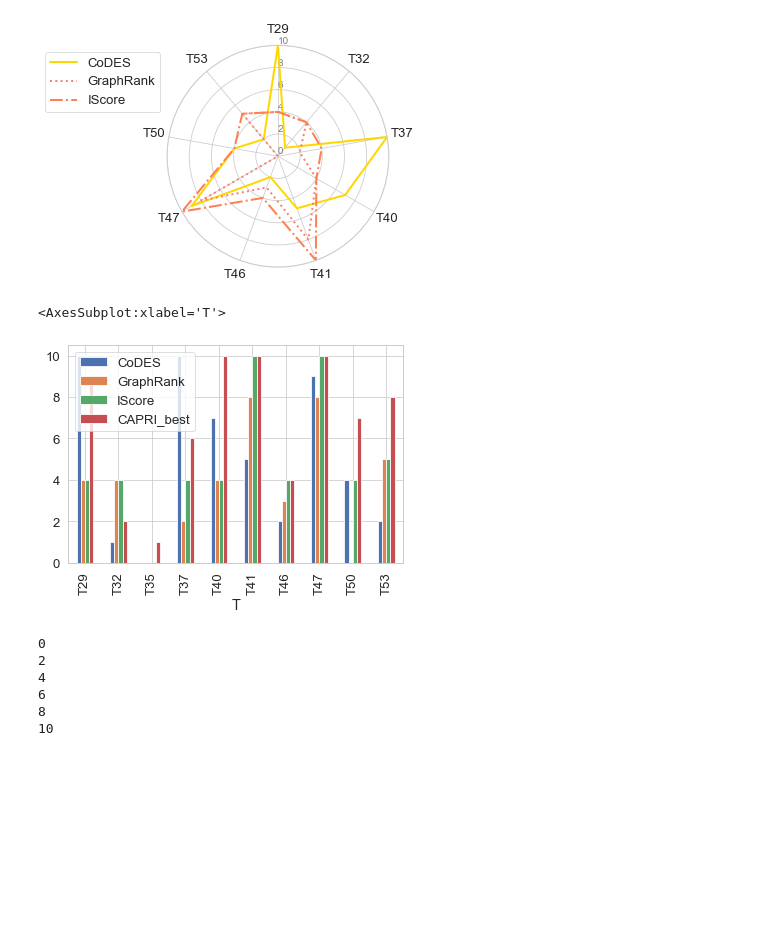
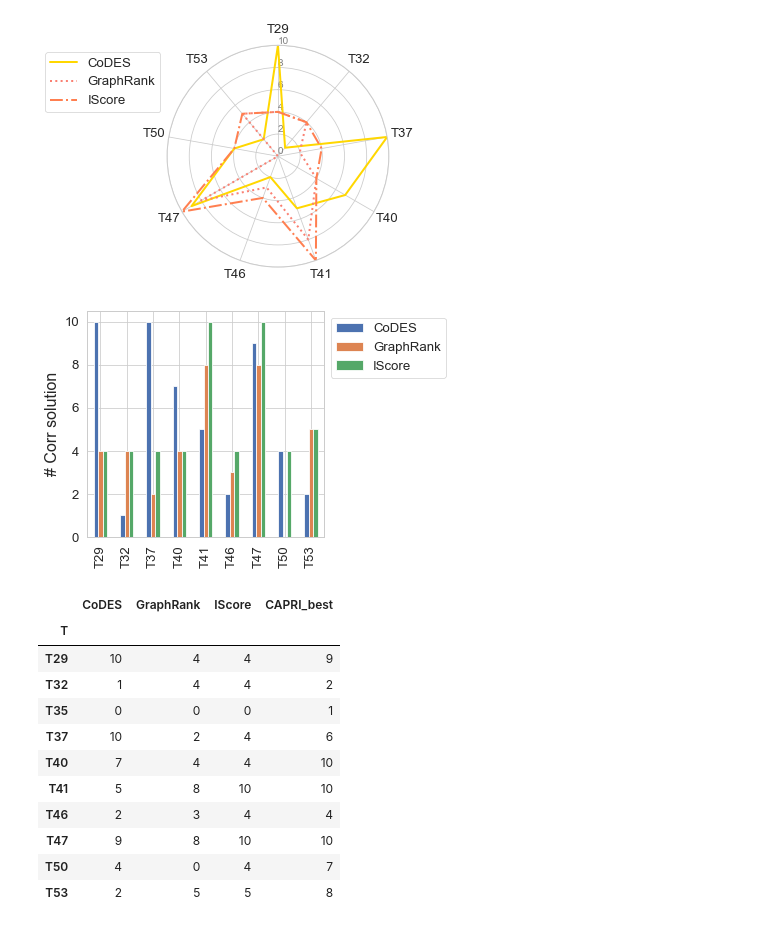
Before and after one commit to D-Barradas/DataViz, a Jupyter notebook: Radar_plots/Radar_plot_2021.ipynb, the cells around one changed output. Cells and saved outputs as stored; diff of their text form; code cells hidden in the pictures; blank space fills up the shorter version.

```diff
--- a/Radar_plots/Radar_plot_2021.ipynb
+++ b/Radar_plots/Radar_plot_2021.ipynb
@@ -487,18 +487,28 @@ Gold CoDES
 Salmon GraphRank
 coral IScore
 [figure]
-# %%
-firts_data.plot(kind="bar")
-# %% [output]
-<AxesSubplot:xlabel='T'>
-[figure, removed]
-# %%
-for n in range(0,12,2):
-    print (n)
-# %% [output]
-0
-2
-4
-6
-8
-10
+# %%
+firts_data[['CoDES','GraphRank','IScore']].drop("T35").plot(kind="bar")
+plt.legend( bbox_to_anchor=(1, 1))
+plt.ylabel("# Corr solution",size=16)
+plt.xlabel("")
+plt.tight_layout()
+
+plt.savefig("figures/barplot_scorer_comp.png",dpi=300,format='png',transparent=True)
+# %% [output]
+[figure, added]
+# %%
+firts_data
+# %% [output]
+|  | CoDES | GraphRank | IScore | CAPRI_best |
+| T |  |  |  |  |
+| T29 | 10 | 4 | 4 | 9 |
+| T32 | 1 | 4 | 4 | 2 |
+| T35 | 0 | 0 | 0 | 1 |
+| T37 | 10 | 2 | 4 | 6 |
+| T40 | 7 | 4 | 4 | 10 |
+| T41 | 5 | 8 | 10 | 10 |
+| T46 | 2 | 3 | 4 | 4 |
+| T47 | 9 | 8 | 10 | 10 |
+| T50 | 4 | 0 | 4 | 7 |
+| T53 | 2 | 5 | 5 | 8 |
```
Also changed, not shown: parts of 1 cell of this notebook.
